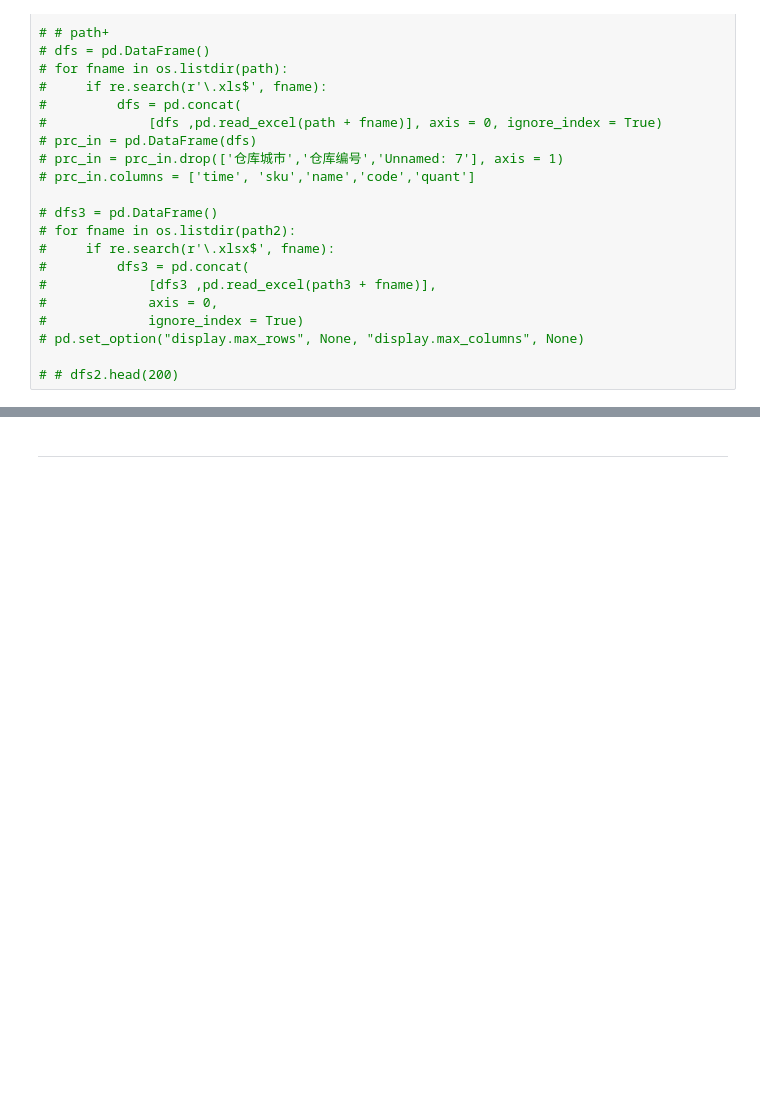
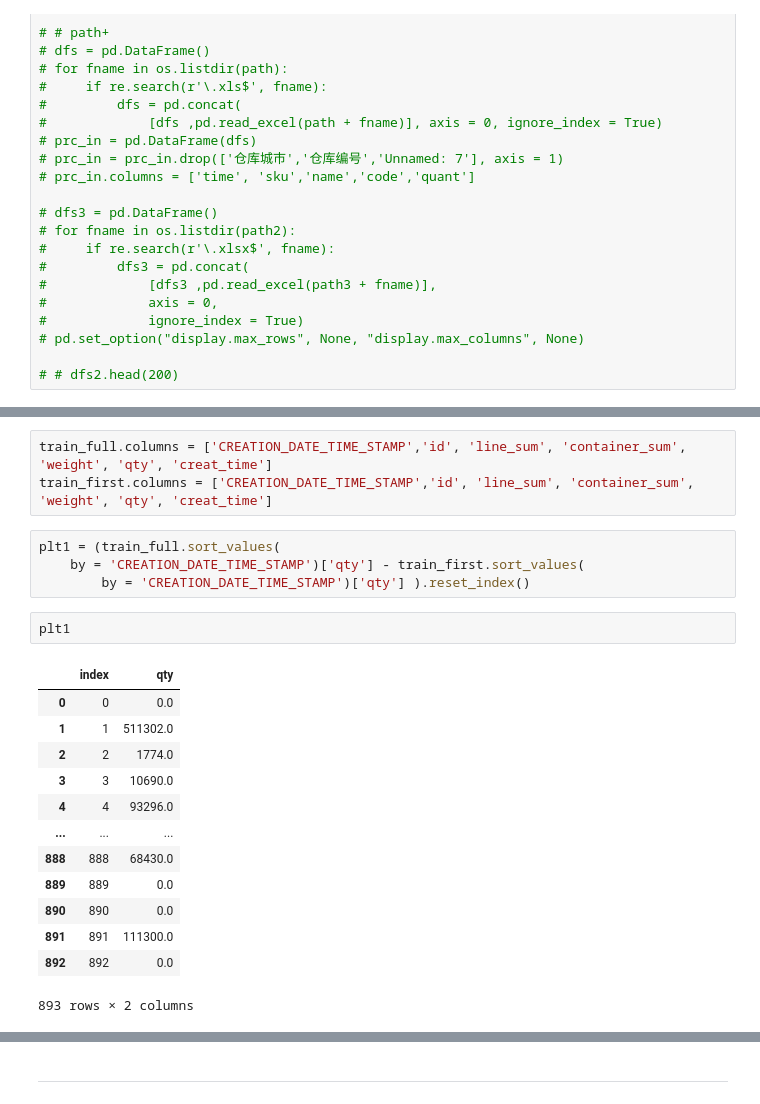
Before and after one commit to fyenne/play3_timeseries, a Jupyter notebook: hpi_out.ipynb, the cells around one changed output, grey strips where cells are left out. Saved outputs shown, nothing was run; the diff lists cells and outputs as text; blank space fills up the shorter version.

```diff
--- a/hpi_out.ipynb
+++ b/hpi_out.ipynb
@@ -130,0 +149,23 @@ first_df.groupby(
+# %%
+train_full.columns = ['CREATION_DATE_TIME_STAMP','id', 'line_sum', 'container_sum', 'weight', 'qty', 'creat_time']
+train_first.columns = ['CREATION_DATE_TIME_STAMP','id', 'line_sum', 'container_sum', 'weight', 'qty', 'creat_time']
+# %%
+plt1 = (train_full.sort_values(
+    by = 'CREATION_DATE_TIME_STAMP')['qty'] - train_first.sort_values(
+        by = 'CREATION_DATE_TIME_STAMP')['qty'] ).reset_index()
+# %%
+plt1
+# %% [output]
+|  | index | qty |
+| 0 | 0 | 0.0 |
+| 1 | 1 | 511302.0 |
+| 2 | 2 | 1774.0 |
+| 3 | 3 | 10690.0 |
+| 4 | 4 | 93296.0 |
+| ... | ... | ... |
+| 888 | 888 | 68430.0 |
+| 889 | 889 | 0.0 |
+| 890 | 890 | 0.0 |
+| 891 | 891 | 111300.0 |
+| 892 | 892 | 0.0 |
+893 rows × 2 columns
```
Also changed, not shown: parts of 17 cells of this notebook.
